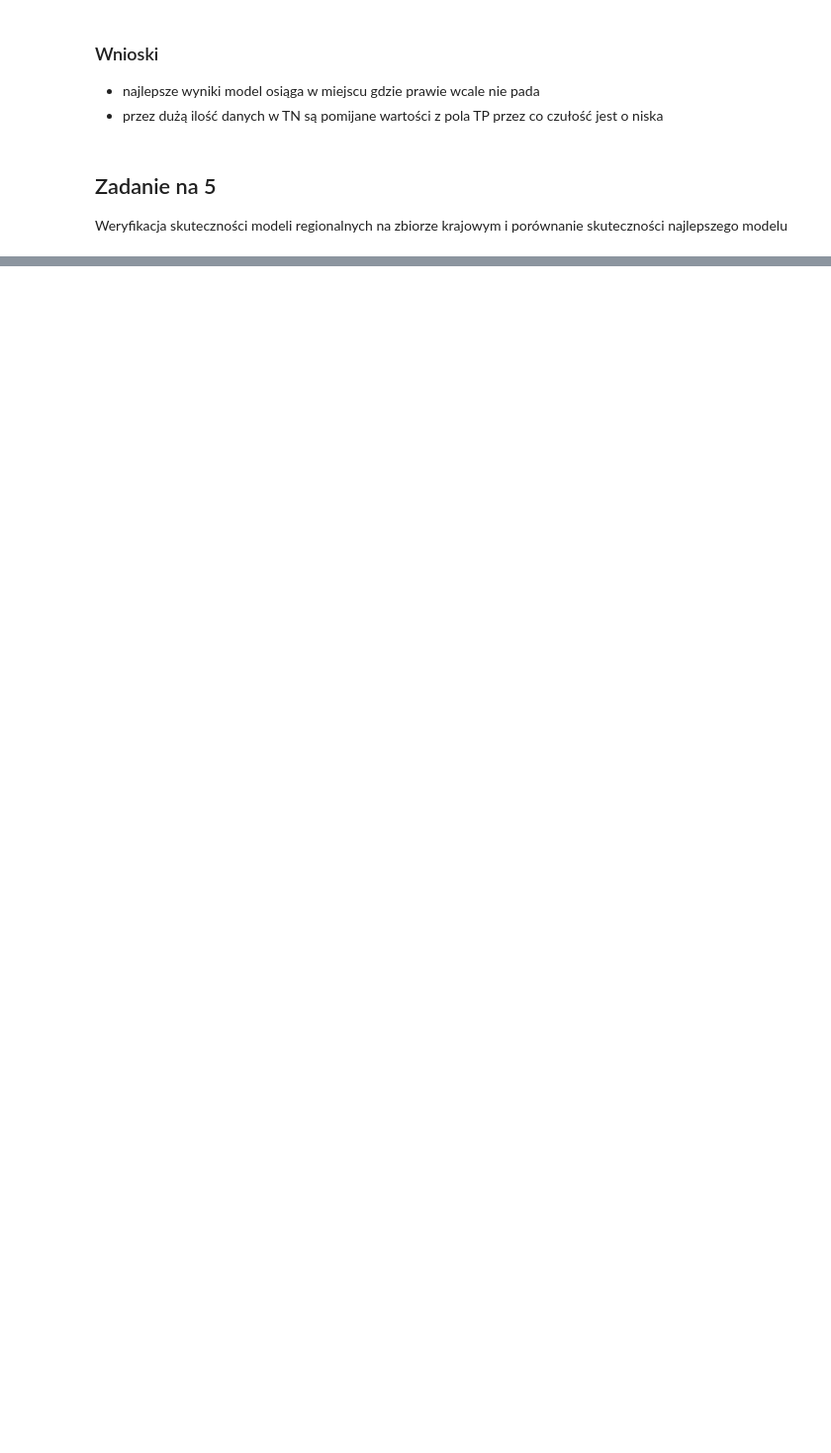
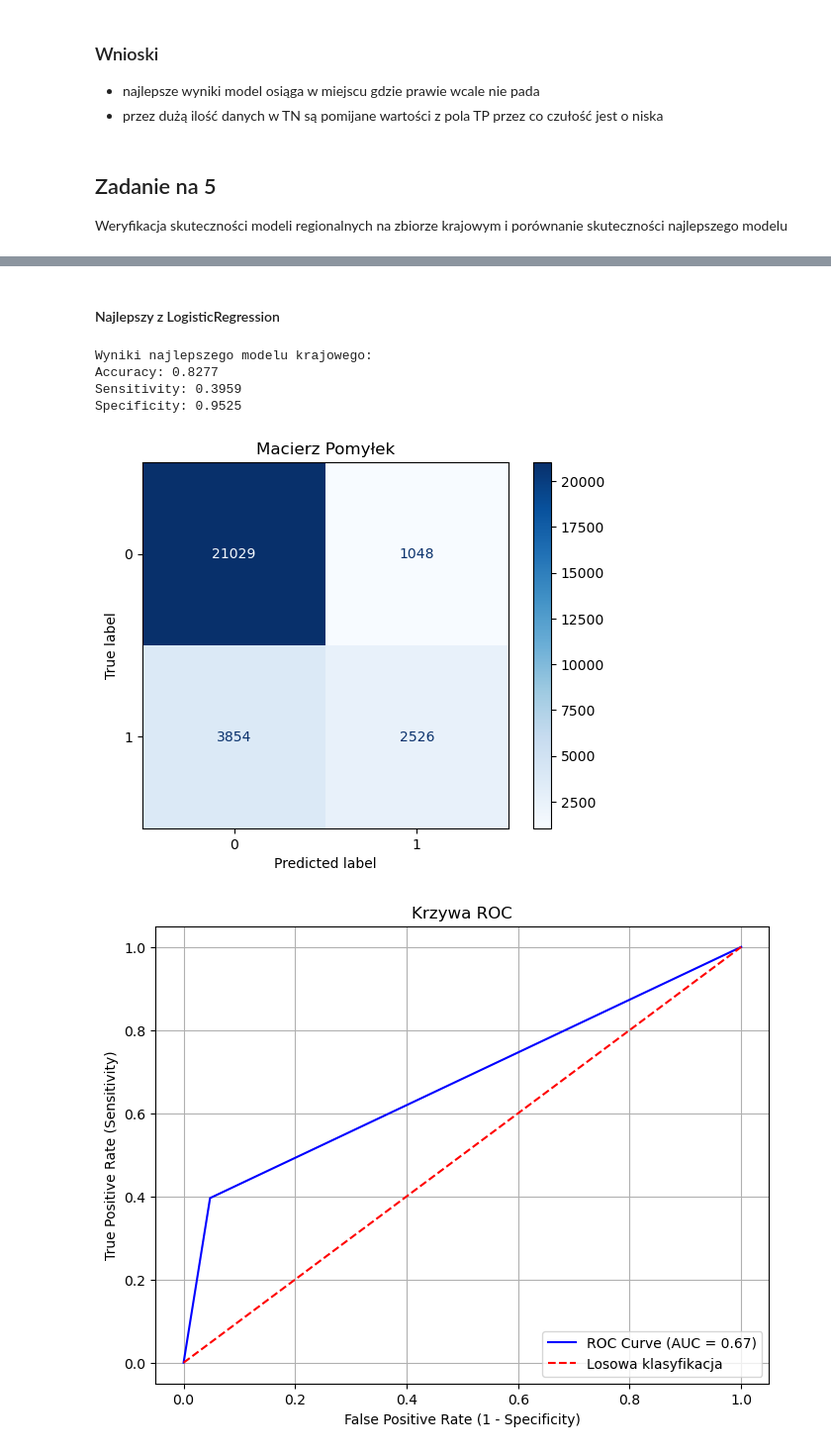
Before and after one commit to Lecrut/ai-ml_studies, a Jupyter notebook: pum/3_259199_Filip_Lecrut.ipynb, the cells around one changed output, grey strips where cells are left out. Shown at 99% size. Cells and saved outputs as stored; diff of their text form; code cells hidden in the pictures; blank space fills up the shorter version.

```diff
--- a/pum/3_259199_Filip_Lecrut.ipynb
+++ b/pum/3_259199_Filip_Lecrut.ipynb
@@ -606,0 +641,17 @@ Weryfikacja skuteczności modeli regionalnych na zbiorze krajowym i porównanie
+# %%
+results = []
+
+for region in regions:
+    model = region_models[region]
+    y_pred_all = model.predict(X_test_all)
+    accuracy, sensitivity, specificity = calculate_metrics(Y_test_all, y_pred_all)
+    results.append({
+        'Region': region,
+        'Samples': len(Y_train_all) + len(Y_test_all),
+        'Accuracy': accuracy*100,
+        'Sensitivity': sensitivity*100,
+        'Specificity': specificity*100,
+    })
+
+results_df = pd.DataFrame(results).sort_values(by='Accuracy', ascending=False)
+results_df
@@ -606,0 +711,24 @@ Weryfikacja skuteczności modeli regionalnych na zbiorze krajowym i porównanie
+# %% [markdown]
+#### Najlepszy z LogisticRegression
+# %%
+best_model = region_models[best_region]
+y_pred_best_model = best_model.predict(X_test_all)
+
+Y_test_all_numeric = pd.Series(Y_test_all).map({'Yes': 1, 'No': 0}).values
+y_pred_best_model_numeric = pd.Series(y_pred_best_model).map({'Yes': 1, 'No': 0}).values
+
+accuracy_best, sensitivity_best, specificity_best = calculate_metrics(Y_test_all_numeric, y_pred_best_model_numeric)
+
+print("\nWyniki najlepszego modelu krajowego:")
+print(f"Accuracy: {accuracy_best:.4f}")
+print(f"Sensitivity: {sensitivity_best:.4f}")
+print(f"Specificity: {specificity_best:.4f}")
+plot_confusion_matrix(Y_test_all_numeric, y_pred_best_model_numeric, labels=[0, 1])
+plot_roc_curve(Y_test_all_numeric, y_pred_best_model_numeric)
+# %% [output]
+Wyniki najlepszego modelu krajowego:
+Accuracy: 0.8277
+Sensitivity: 0.3959
+Specificity: 0.9525
+[figure, added]
+[figure, added]
```
Also changed, not shown: parts of 18 cells of this notebook.
